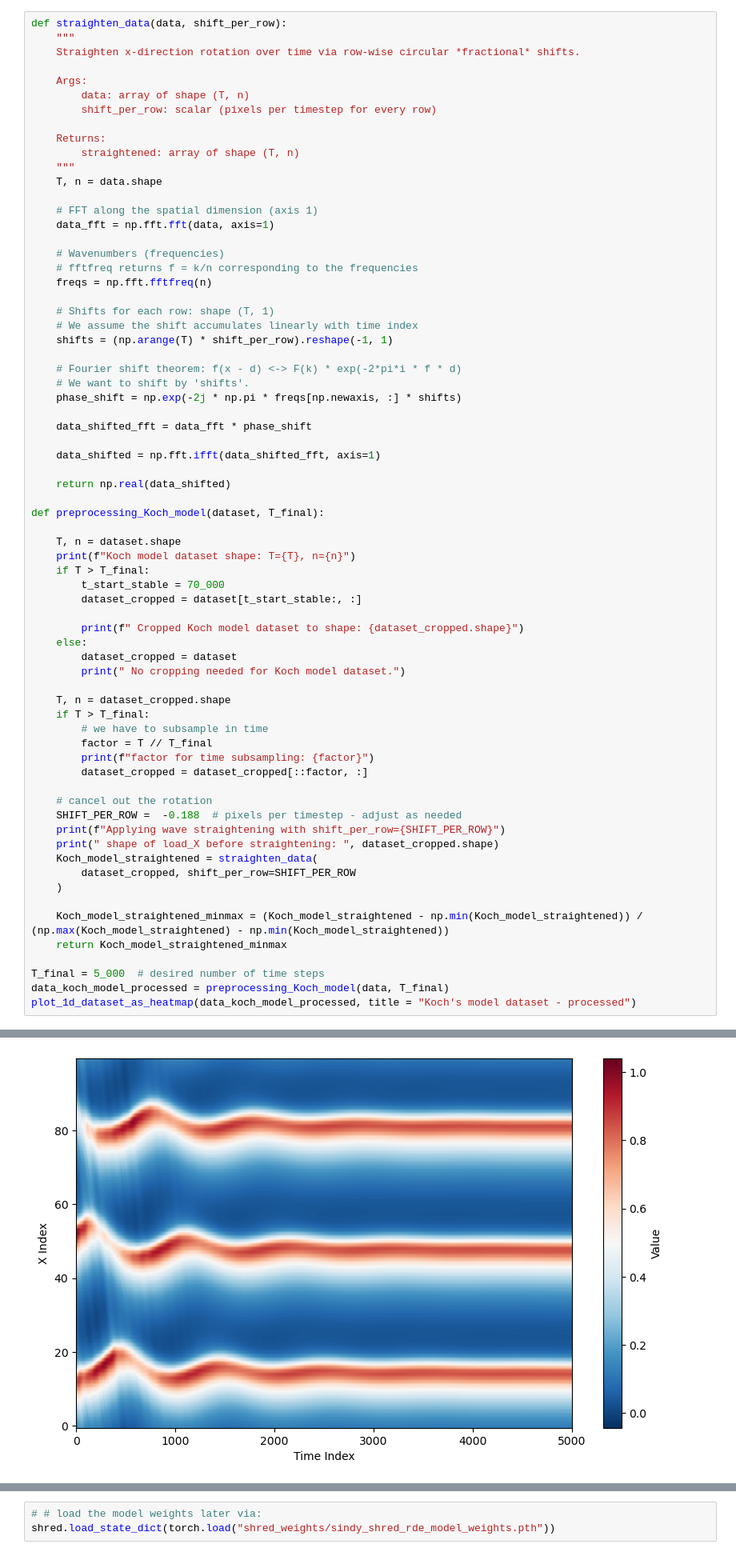
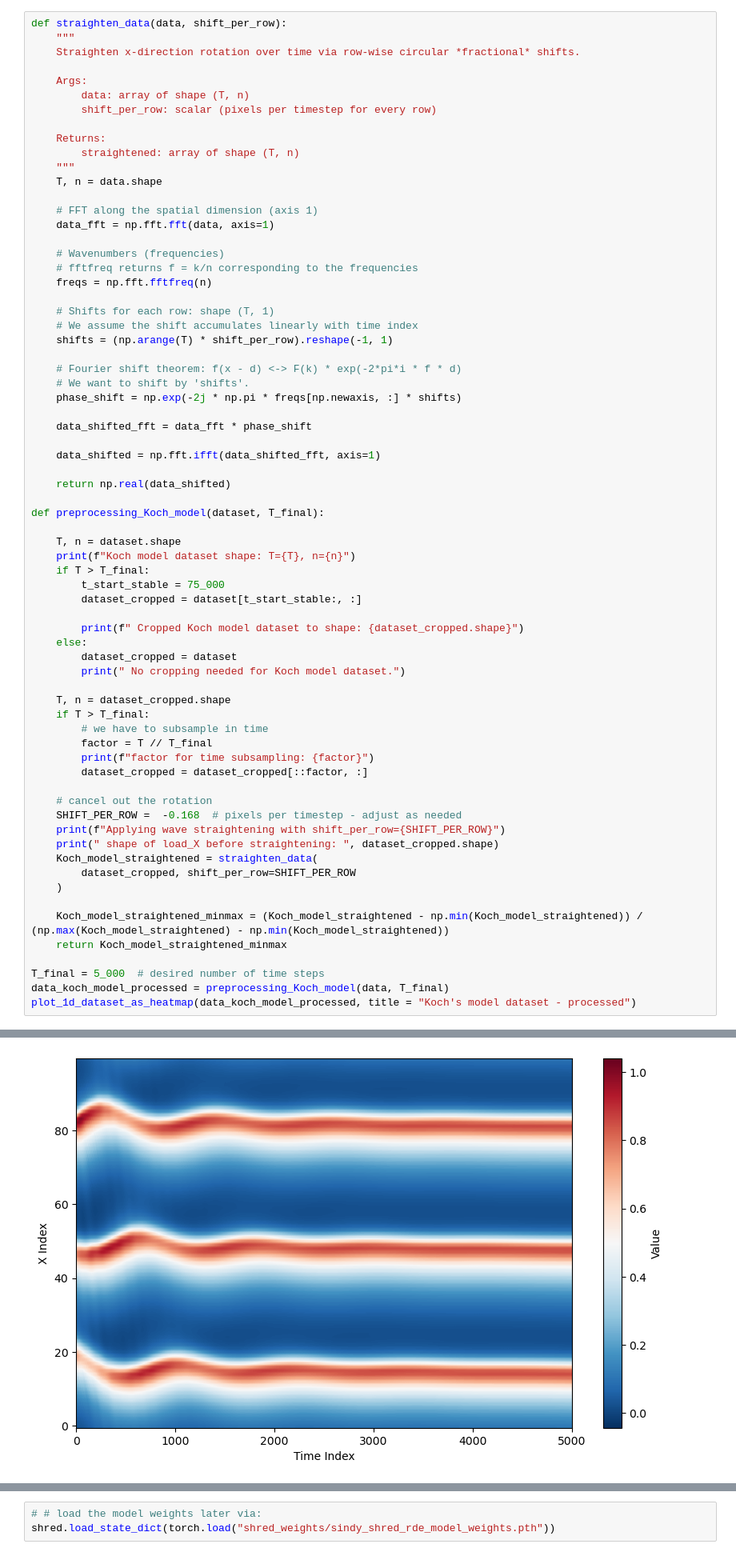
Before and after one commit to kro0l1k/RDE-DA-SHRED, a Jupyter notebook: sindy_shred_on_Koch.ipynb, the cells around one changed output, grey strips where cells are left out. Shown at 80% size. Cells and saved outputs as stored; diff of their text form.

```diff
--- a/sindy_shred_on_Koch.ipynb
+++ b/sindy_shred_on_Koch.ipynb
@@ -87,7 +87,7 @@ def preprocessing_Koch_model(dataset, T_final):
     T, n = dataset.shape
     print(f"Koch model dataset shape: T={T}, n={n}")
     if T > T_final:
-        t_start_stable = 70_000
+        t_start_stable = 75_000
         dataset_cropped = dataset[t_start_stable:, :]
 
         print(f" Cropped Koch model dataset to shape: {dataset_cropped.shape}")
@@ -103,7 +103,7 @@ def preprocessing_Koch_model(dataset, T_final):
         dataset_cropped = dataset_cropped[::factor, :]
 
     # cancel out the rotation
-    SHIFT_PER_ROW =  -0.188  # pixels per timestep - adjust as needed
+    SHIFT_PER_ROW =  -0.168  # pixels per timestep - adjust as needed
     print(f"Applying wave straightening with shift_per_row={SHIFT_PER_ROW}")
     print(" shape of load_X before straightening: ", dataset_cropped.shape)
     Koch_model_straightened = straighten_data(
@@ -124,5 +124,5 @@ Applying wave straightening with shift_per_row=-0.188
  shape of load_X before straightening:  (5001, 100)
-[figure, old version]
+[figure, new version]
 # %%
 n, m = data_koch_model_processed.shape
 lags = 25
```
Also changed, not shown: parts of 9 cells of this notebook.
